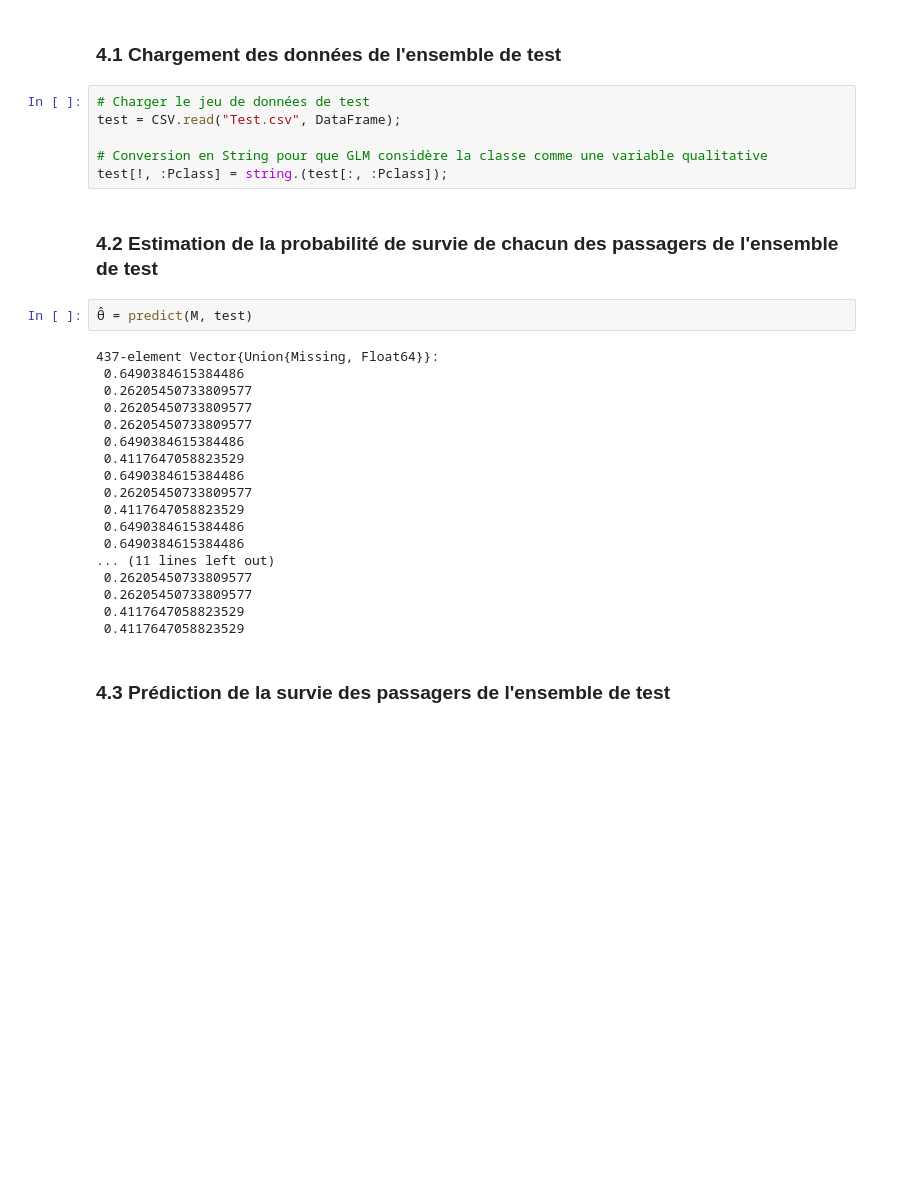
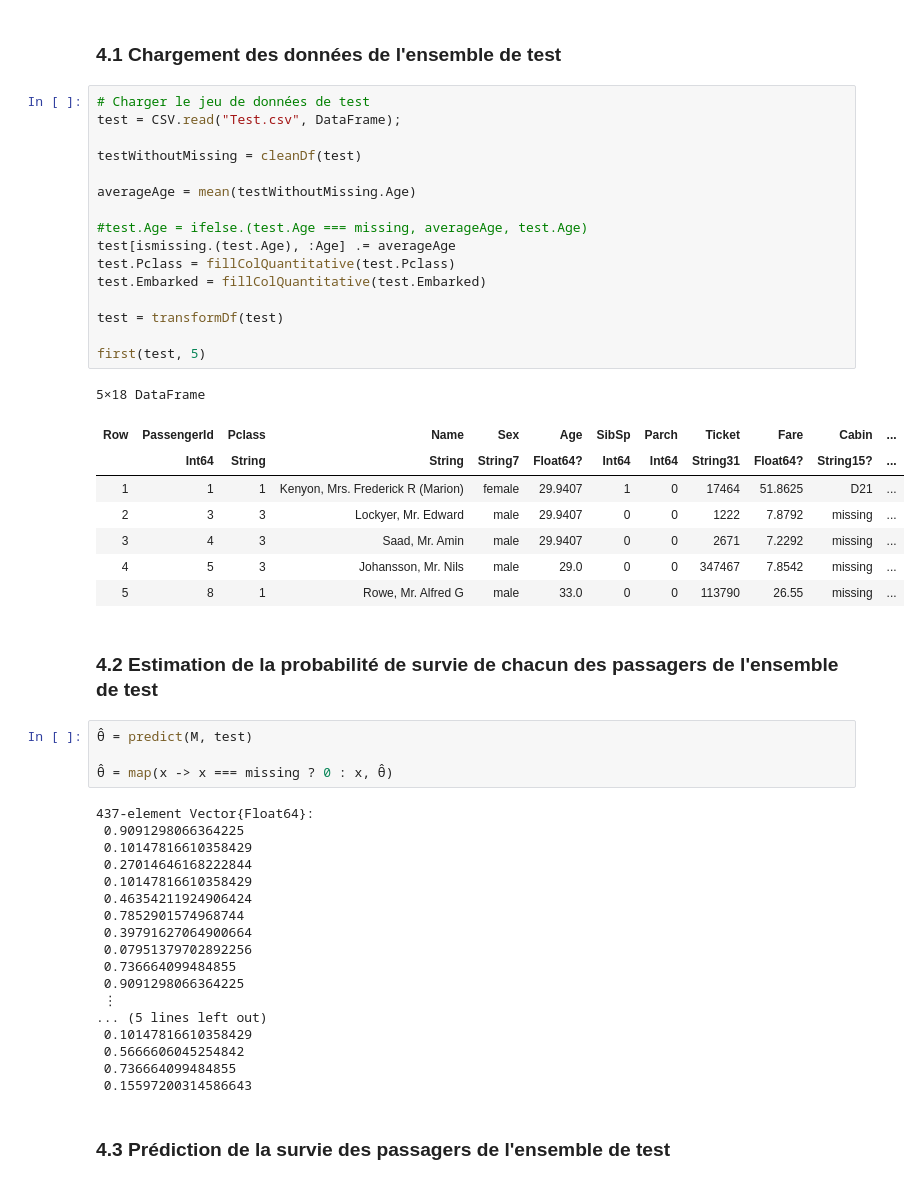
Before and after one commit to cfstcyr/MTH3302, a Jupyter notebook: TD5/TD5.ipynb, the cells around one changed output. Saved outputs shown, nothing was run; the diff lists cells and outputs as text; blank space fills up the shorter version.

```diff
--- a/TD5/TD5.ipynb
+++ b/TD5/TD5.ipynb
@@ -104,34 +202,55 @@ Pclass: 3    -1.65013     0.178737  -9.23    <1e-19  -2.00045   -1.29981
 ## 4. Prédiction de la survie des passagers de l'ensemble de test
 # %% [markdown]
 ### 4.1 Chargement des données de l'ensemble de test
-# %%
-# Charger le jeu de données de test
-test = CSV.read("Test.csv", DataFrame);
-
-# Conversion en String pour que GLM considère la classe comme une variable qualitative
-test[!, :Pclass] = string.(test[:, :Pclass]);
+# %%
+# Charger le jeu de données de test
+test = CSV.read("Test.csv", DataFrame);
+
+testWithoutMissing = cleanDf(test)
+
+averageAge = mean(testWithoutMissing.Age)
+
+#test.Age = ifelse.(test.Age === missing, averageAge, test.Age)
+test[ismissing.(test.Age), :Age] .= averageAge
+test.Pclass = fillColQuantitative(test.Pclass)
+test.Embarked = fillColQuantitative(test.Embarked)
+
+test = transformDf(test)
+
+first(test, 5)
+# %% [output]
+5×18 DataFrame
+| Row | PassengerId | Pclass | Name | Sex | Age | SibSp | Parch | Ticket | Fare | Cabin | ... |
+|  | Int64 | String | String | String7 | Float64? | Int64 | Int64 | String31 | Float64? | String15? | ... |
+| 1 | 1 | 1 | Kenyon, Mrs. Frederick R (Marion) | female | 29.9407 | 1 | 0 | 17464 | 51.8625 | D21 | ... |
+| 2 | 3 | 3 | Lockyer, Mr. Edward | male | 29.9407 | 0 | 0 | 1222 | 7.8792 | missing | ... |
+| 3 | 4 | 3 | Saad, Mr. Amin | male | 29.9407 | 0 | 0 | 2671 | 7.2292 | missing | ... |
+| 4 | 5 | 3 | Johansson, Mr. Nils | male | 29.0 | 0 | 0 | 347467 | 7.8542 | missing | ... |
+| 5 | 8 | 1 | Rowe, Mr. Alfred G | male | 33.0 | 0 | 0 | 113790 | 26.55 | missing | ... |
 # %% [markdown]
 ### 4.2 Estimation de la probabilité de survie de chacun des passagers de l'ensemble de test
 # %%
 θ̂ = predict(M, test)
+
+θ̂ = map(x -> x === missing ? 0 : x, θ̂)
 # %% [output]
-437-element Vector{Union{Missing, Float64}}:
- 0.6490384615384486
- 0.26205450733809577
- 0.26205450733809577
- 0.26205450733809577
- 0.6490384615384486
- 0.4117647058823529
- 0.6490384615384486
- 0.26205450733809577
- 0.4117647058823529
- 0.6490384615384486
- 0.6490384615384486
-... (11 lines left out)
- 0.26205450733809577
- 0.26205450733809577
- 0.4117647058823529
- 0.4117647058823529
+437-element Vector{Float64}:
+ 0.9091298066364225
+ 0.10147816610358429
+ 0.27014646168222844
+ 0.10147816610358429
+ 0.46354211924906424
+ 0.7852901574968744
+ 0.39791627064900664
+ 0.07951379702892256
+ 0.736664099484855
+ 0.9091298066364225
+ ⋮
+... (5 lines left out)
+ 0.10147816610358429
+ 0.5666606045254842
+ 0.736664099484855
+ 0.15597200314586643
 # %% [markdown]
 ### 4.3 Prédiction de la survie des passagers de l'ensemble de test
 # %%
```
Also changed, not shown: parts of 13 cells of this notebook, 3 other files.
